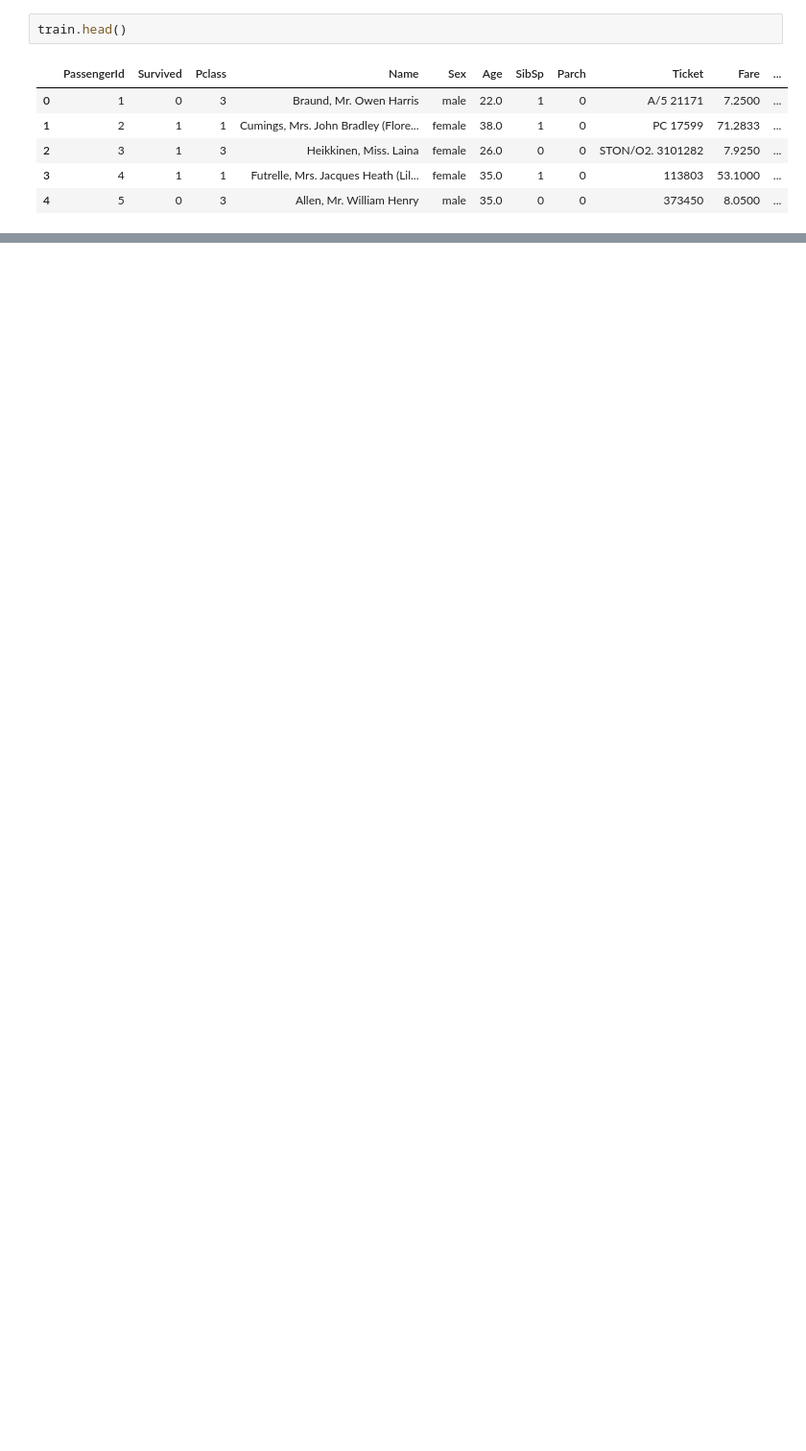
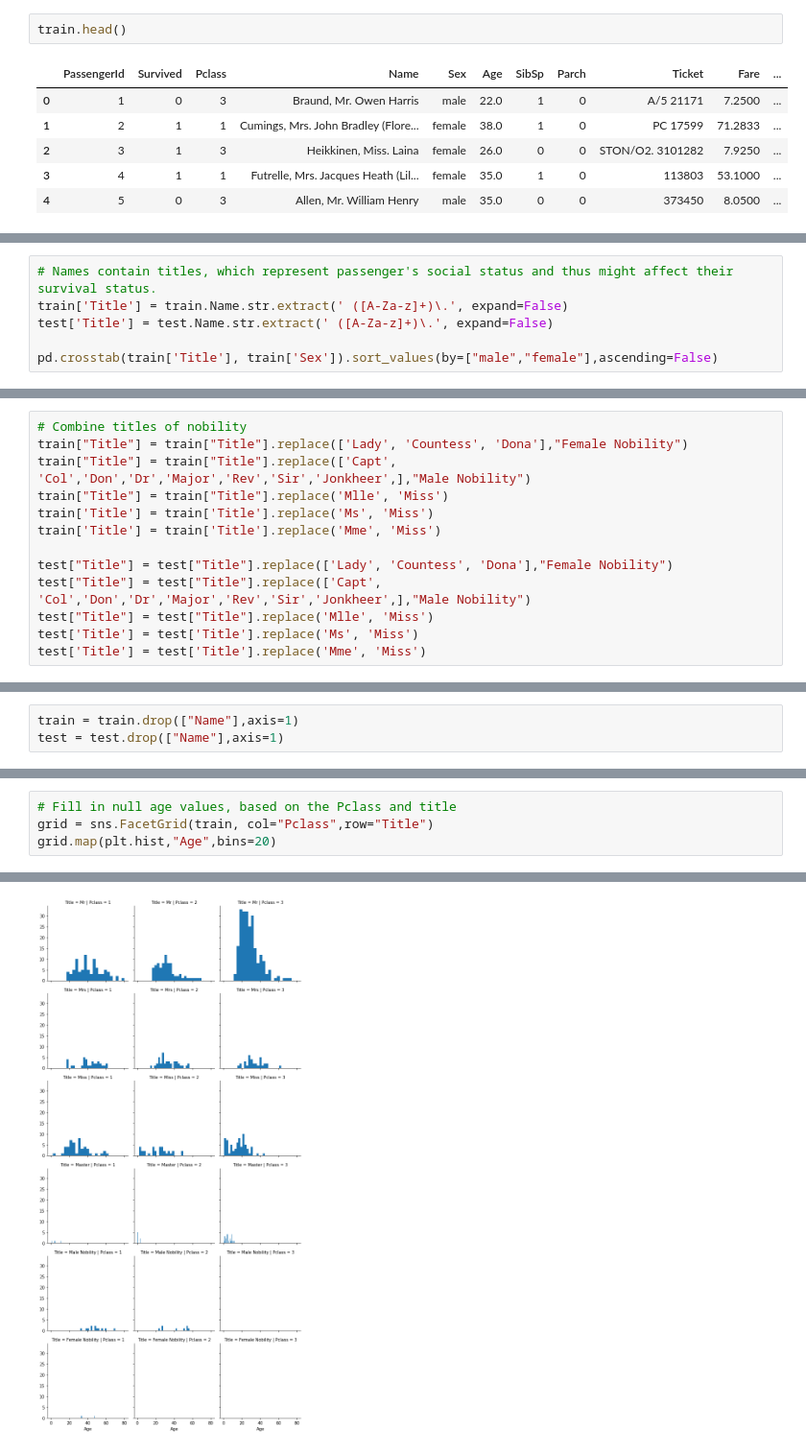
Before and after one commit to madimd163/madimd163, a Jupyter notebook: Random forest.ipynb, the cells around one changed output, grey strips where cells are left out. Shown at 96% size. Drawn from its saved outputs; the diff is of its cells as text; blank space fills up the shorter version.

```diff
--- a/Random forest.ipynb
+++ b/Random forest.ipynb
@@ -74,0 +171,6 @@ Name: Embarked, dtype: int64
+# %%
+# Names contain titles, which represent passenger's social status and thus might affect their survival status.
+train['Title'] = train.Name.str.extract(' ([A-Za-z]+)\.', expand=False)
+test['Title'] = test.Name.str.extract(' ([A-Za-z]+)\.', expand=False)
+
+pd.crosstab(train['Title'], train['Sex']).sort_values(by=["male","female"],ascending=False)
@@ -74,0 +197,13 @@ Name: Embarked, dtype: int64
+# %%
+# Combine titles of nobility
+train["Title"] = train["Title"].replace(['Lady', 'Countess', 'Dona'],"Female Nobility")
+train["Title"] = train["Title"].replace(['Capt', 'Col','Don','Dr','Major','Rev','Sir','Jonkheer',],"Male Nobility")
+train["Title"] = train["Title"].replace('Mlle', 'Miss')
+train['Title'] = train['Title'].replace('Ms', 'Miss')
+train['Title'] = train['Title'].replace('Mme', 'Miss')
+
+test["Title"] = test["Title"].replace(['Lady', 'Countess', 'Dona'],"Female Nobility")
+test["Title"] = test["Title"].replace(['Capt', 'Col','Don','Dr','Major','Rev','Sir','Jonkheer',],"Male Nobility")
+test["Title"] = test["Title"].replace('Mlle', 'Miss')
+test['Title'] = test['Title'].replace('Ms', 'Miss')
+test['Title'] = test['Title'].replace('Mme', 'Miss')
@@ -74,0 +221,3 @@ Name: Embarked, dtype: int64
+# %%
+train = train.drop(["Name"],axis=1)
+test = test.drop(["Name"],axis=1)
@@ -74,0 +226,5 @@ Name: Embarked, dtype: int64
+# %%
+# Fill in null age values, based on the Pclass and title
+grid = sns.FacetGrid(train, col="Pclass",row="Title")
+grid.map(plt.hist,"Age",bins=20)
+# %% [output]
@@ -74,0 +232 @@ Name: Embarked, dtype: int64
+[figure, added]
```
Also changed, not shown: parts of 30 cells of this notebook.
